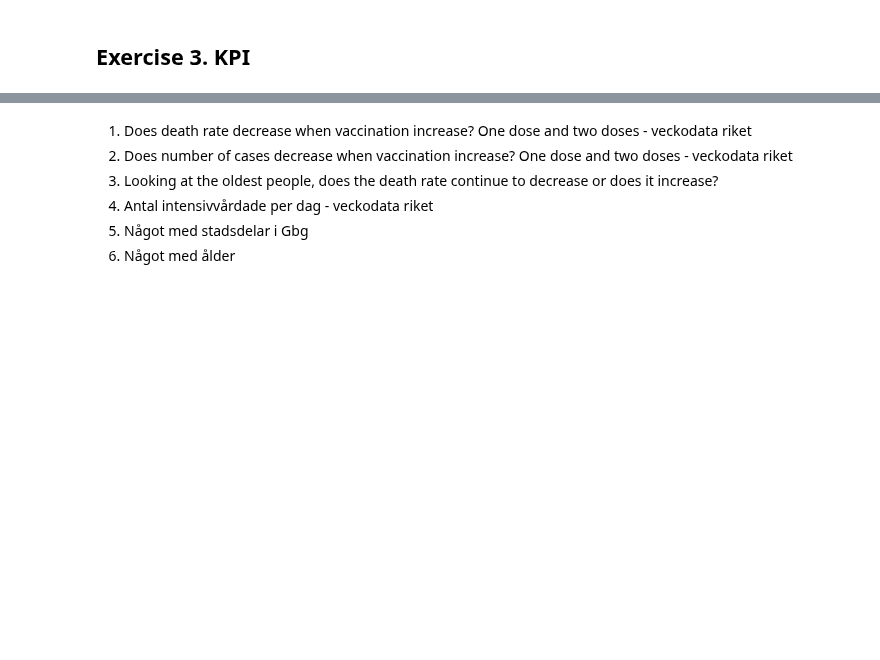
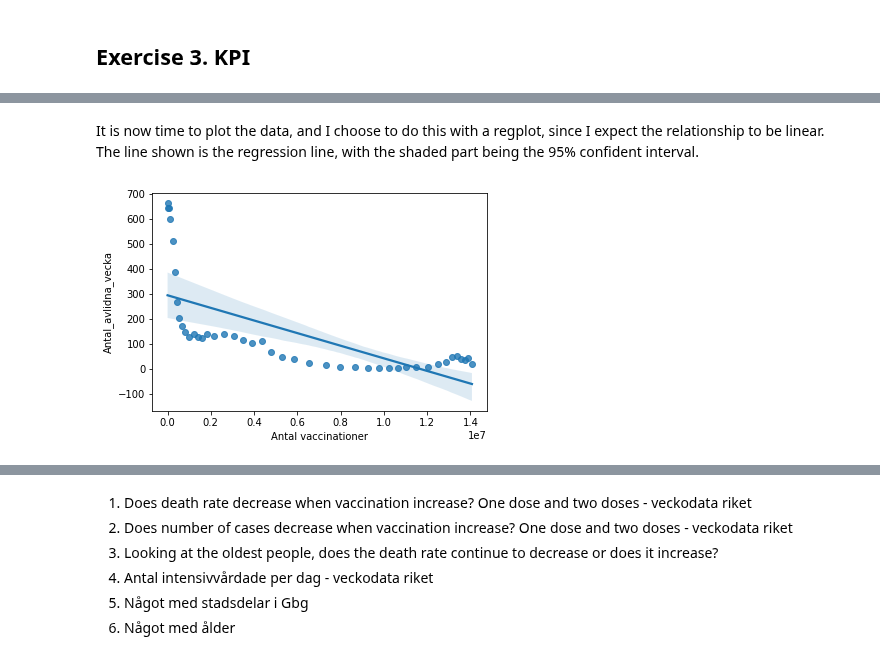
Before and after one commit to Anna-MariaSjolund/Data-Handling-Anna-MariaSjolund, a Jupyter notebook: Labs/Covid-Lab/covid_lab.ipynb, the cells around one changed output, grey strips where cells are left out. Cells and saved outputs as stored; diff of their text form; code cells hidden in the pictures; blank space fills up the shorter version.

```diff
--- a/Labs/Covid-Lab/covid_lab.ipynb
+++ b/Labs/Covid-Lab/covid_lab.ipynb
@@ -437,0 +339,5 @@ kpi_data
+# %%
+#Pick out Sweden from region and remove the region column
+vaccination_swe = vaccination_swe.loc[(vaccination_swe["Region"] == "| Sverige |")].reset_index(drop=True)
+vaccination_swe = vaccination_swe.drop(labels="Region", axis=1)
+vaccination_swe.head()
@@ -550,0 +363,3 @@ fig = fig = px.line(
+# %%
+covid19_vaccination_merged = pd.merge(vaccination_swe, covid19_to_merge[["Vecka", "Antal_fall_vecka", "Antal_nyaintensivvårdade_vecka", "Antal_avlidna_vecka"]], on="Vecka", how="left")
+covid19_vaccination_merged.head()
@@ -550,0 +382,6 @@ fig = fig = px.line(
+# %% [markdown]
+It is now time to plot the data, and I choose to do this with a regplot, since I expect the relationship to be linear. The line shown is the regression line, with the shaded part being the 95% confident interval.
+# %%
+fig = sns.regplot(data=covid19_vaccination_merged, x="Antal vaccinationer", y="Antal_avlidna_vecka")
+# %% [output]
+[figure, added]
```
Also changed, not shown: parts of 40 cells of this notebook.
